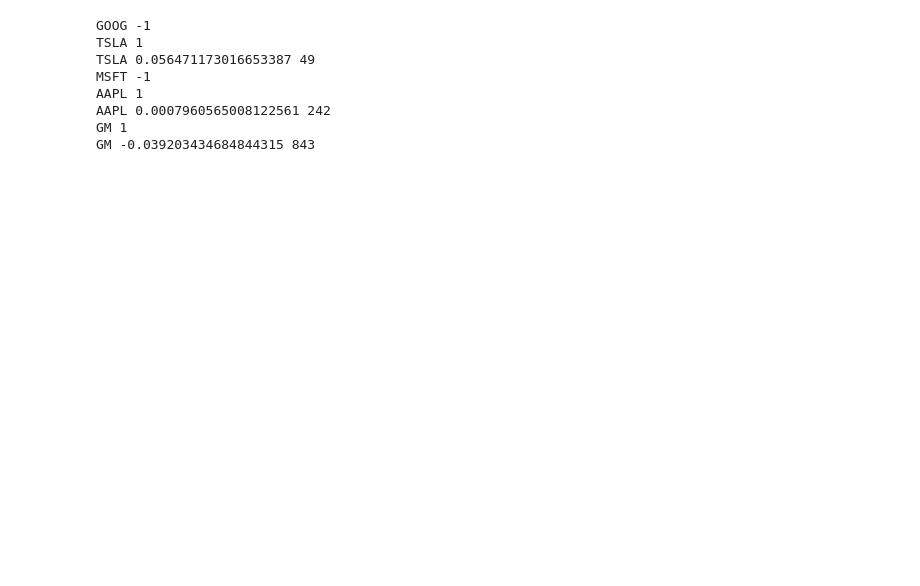
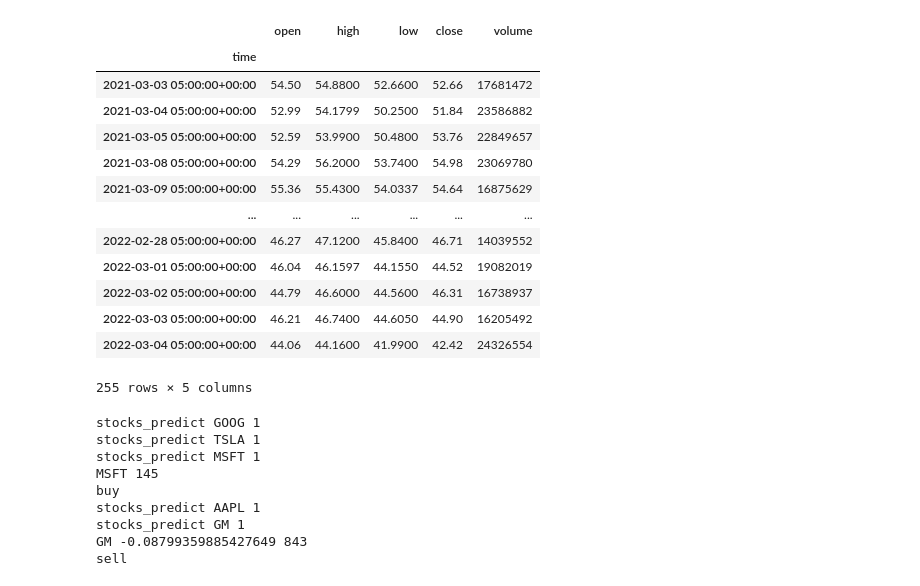
Before and after one commit to danielhunex/stock-ml-mini-project, a Jupyter notebook: src/paper_stl.ipynb, the cells around one changed output. Drawn from its saved outputs; the diff is of its cells as text; code cells hidden in the pictures; blank space fills up the shorter version.

```diff
--- a/src/paper_stl.ipynb
+++ b/src/paper_stl.ipynb
@@ -40,3 +58,20 @@ totl profit:69.01%
+# %%
+df
+# %% [output]
+|  | open | high | low | close | volume |
+| time |  |  |  |  |  |
+| 2021-03-03 05:00:00+00:00 | 54.50 | 54.8800 | 52.6600 | 52.66 | 17681472 |
+| 2021-03-04 05:00:00+00:00 | 52.99 | 54.1799 | 50.2500 | 51.84 | 23586882 |
+| 2021-03-05 05:00:00+00:00 | 52.59 | 53.9900 | 50.4800 | 53.76 | 22849657 |
+| 2021-03-08 05:00:00+00:00 | 54.29 | 56.2000 | 53.7400 | 54.98 | 23069780 |
+| 2021-03-09 05:00:00+00:00 | 55.36 | 55.4300 | 54.0337 | 54.64 | 16875629 |
+| ... | ... | ... | ... | ... | ... |
+| 2022-02-28 05:00:00+00:00 | 46.27 | 47.1200 | 45.8400 | 46.71 | 14039552 |
+| 2022-03-01 05:00:00+00:00 | 46.04 | 46.1597 | 44.1550 | 44.52 | 19082019 |
+| 2022-03-02 05:00:00+00:00 | 44.79 | 46.6000 | 44.5600 | 46.31 | 16738937 |
+| 2022-03-03 05:00:00+00:00 | 46.21 | 46.7400 | 44.6050 | 44.90 | 16205492 |
+| 2022-03-04 05:00:00+00:00 | 44.06 | 44.1600 | 41.9900 | 42.42 | 24326554 |
+255 rows × 5 columns
 # %%
 model = 'stl'
 STOCKs=["GOOG","TSLA","MSFT","AAPL","GM"]
@@ -53,8 +88,8 @@ if model.lower() == 'stl':
         df = tradingStrategy.get_past255_closing_prices()
         df.index=pd.to_datetime(df.index,utc=True)
         tradingStrategy.trained_model = "stl"
-        stocks_predict = STL_strategy(stock,df,'close',5,2).strategy()
-        print(stock,stocks_predict)
+        stocks_predict = STL_strategy(stock,df,'close',20,2).strategy()
+        print('stocks_predict',stock,stocks_predict)
 
         # Update current price and quantity
         tradingStrategy.get_positions_quantity()
@@ -66,38 +101,45 @@ if model.lower() == 'stl':
         # Sell
         if hold_count!=0:
             loss = np.log(current_price/tradingStrategy.get_buy_price())
-            print(stock,loss,hold_count)
             if stocks_predict ==-1 or loss <-0.06:
+                print(stock,loss,hold_count)
                 print("sell")
-                '''tradingStrategy.client.submit_order(stock,
+                #'''
+                tradingStrategy.client.submit_order(stock,
                                     qty=hold_count,
                                     side="sell",
                                     type="market",
                                     time_in_force="day",
-                                    order_class=None)'''
+                                    order_class=None)
+                #'''
         # Buy
         elif stocks_predict == 1 and hold_count==0:
-            count = 0
+            count = 5
             for position in tradingStrategy.client.list_positions():
-                if position.symbol not in STOCKs:
-                    count +=1
+                if position.symbol in STOCKs:
+                    count -=1
+            if count !=0 :
+                # detecting how many stocks is empty.
+                # dvidie to get even cash for each
+                hold_count = int(np.floor((cash/count)/current_price))
+                print(stock,hold_count)
                 print("buy")
-            # detecting how many stocks is empty.
-            # dvidie to get even cash for each
-            '''hold_count = int(np.floor((cash/count)/current_price))
-            tradingStrategy.client.submit_order(stock,
-                                qty=hold_count,
-                                side="buy",
-                                type="market",
-                                time_in_force="day",
-                                order_class=None) '''
+                #'''
+                tradingStrategy.client.submit_order(stock,
+                                    qty=hold_count,
+                                    side="buy",
+                                    type="market",
+                                    time_in_force="day",
+                                    order_class=None)
+                #'''
         #'''
 # %% [output]
-GOOG -1
-TSLA 1
-TSLA 0.056471173016653387 49
-MSFT -1
-AAPL 1
-AAPL 0.0007960565008122561 242
-GM 1
-GM -0.039203434684844315 843
+stocks_predict GOOG 1
+stocks_predict TSLA 1
+stocks_predict MSFT 1
+MSFT 145
+buy
+stocks_predict AAPL 1
+stocks_predict GM 1
+GM -0.08799359885427649 843
+sell
```
Also changed, not shown: parts of 2 cells of this notebook.
